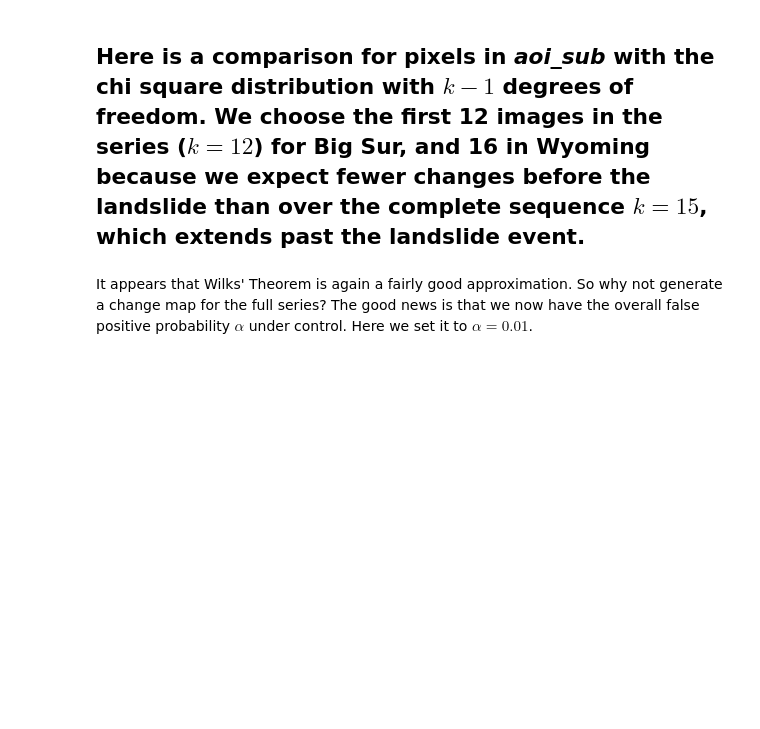
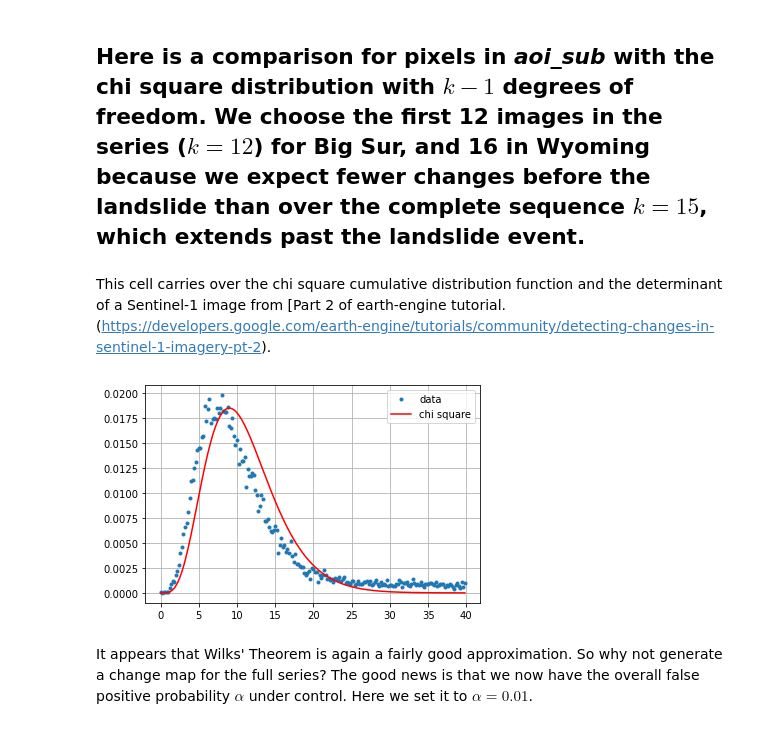
Before and after one commit to mthomp89/landslide-detect, a Jupyter notebook: Mitchell_Manak_Landslide_Detecting_Changes.ipynb, the cells around one changed output. Drawn from its saved outputs; the diff is of its cells as text; code cells hidden in the pictures; blank space fills up the shorter version.

```diff
--- a/Mitchell_Manak_Landslide_Detecting_Changes.ipynb
+++ b/Mitchell_Manak_Landslide_Detecting_Changes.ipynb
@@ -152,8 +131,8 @@ The following code will be for both Big Sur and Wyoming loctions of landslides t
 - Since we are just experimenting now on what two sites will look like, we have the same code copied for both sites, thus one needs to be commented out while running the code to avoid errors. We will need to only have one geoJSON version at the end that will run all locations cited in the folium map above, however for now we have a separate value for both sites. Each place in the code will be marked as either the Big Sur site or the Wyoming site for now.
 # %%
 # # Big Sur site id #9734
-# geoJSON = os.path.join('inputs', 'big_sur_siteid_9734.json')
+geoJSON = os.path.join('inputs', 'big_sur_siteid_9734.json')
 
 # Wyoming site id #9806
-geoJSON = os.path.join('inputs', 'wyoming_siteid_9806.json')
+# geoJSON = os.path.join('inputs', 'wyoming_siteid_9806.json')
 # %%
@@ -254,15 +283,16 @@ im_list.length().getInfo()
 # %%
-def selectvv(current):
-    return ee.Image(current).select('VV')
+## This cell isn't entirely necessary. We could choose to do NDVI or another map to show before/after of just an image?
+# def selectvv(current):
+#     return ee.Image(current).select('VV')
 
-vv_list = im_list.map(selectvv)
+# vv_list = im_list.map(selectvv)
 
-location = aoi.centroid().coordinates().getInfo()[::-1]
-mp = folium.Map(location=location, zoom_start=15)
-rgb_images = (ee.Image.rgb(vv_list.get(9), vv_list.get(10), vv_list.get(11))
-              .log10().multiply(10))
-mp.add_ee_layer(rgb_images, {'min': -20,'max': 0}, 'rgb composite')
-mp.add_child(folium.LayerControl())
+# location = aoi.centroid().coordinates().getInfo()[::-1]
+# mp = folium.Map(location=location, zoom_start=15)
+# rgb_images = (ee.Image.rgb(vv_list.get(9), vv_list.get(10), vv_list.get(11))
+#               .log10().multiply(10))
+# mp.add_ee_layer(rgb_images, {'min': -20,'max': 0}, 'rgb composite')
+# mp.add_child(folium.LayerControl())
 # %% [markdown]
 ## Now we have a series of 22 SAR images for Big Sur and 32 for Wyoming, and we would like to know where and when changes have taken place.
 
@@ -353,3 +385,5 @@ def omnibus(im_list, m = 4.4):
 Let's see if this test statistic does indeed follow the chi square distribution. First we define a small polygon _aoi\_sub_ over the Thorne Moors (on the eastern side of the AOI) for which we hope there are few significant changes.
 # %% [markdown]
 ## Here is a comparison for pixels in _aoi\_sub_ with the chi square distribution with $k-1$ degrees of freedom. We choose the first 12 images in the series ($k=12$) for Big Sur, and 16 in Wyoming because we expect fewer changes before the landslide than over the complete sequence $k=15$, which extends past the landslide event.
+# %% [markdown]
+This cell carries over the chi square cumulative distribution function and the determinant of a Sentinel-1 image from [Part 2 of earth-engine tutorial. (https://developers.google.com/earth-engine/tutorials/community/detecting-changes-in-sentinel-1-imagery-pt-2).
@@ -356 +398,20 @@ Let's see if this test statistic does indeed follow the chi square distribution.
+# %%
+## we don't need to show the graph necessarily
+# Big Sur
+k = 12
+hist = (omnibus(vv_list.slice(0,k))
+        .reduceRegion(ee.Reducer.fixedHistogram(0, 40, 200), geometry=aoi, scale=10)
+        .get('constant')
+        .getInfo())
+
+a = np.array(hist)
+x = a[:,0]
+y = a[:,1]/np.sum(a[:,1])
+plt.plot(x, y, '.', label='data')
+plt.plot(x, chi2.pdf(x, k-1)/5, '-r', label='chi square')
+plt.legend()
+plt.grid()
+plt.show()
+# %% [output]
+[figure, added]
 # %%
```
Also changed, not shown: parts of 43 cells of this notebook, 1 other file.
